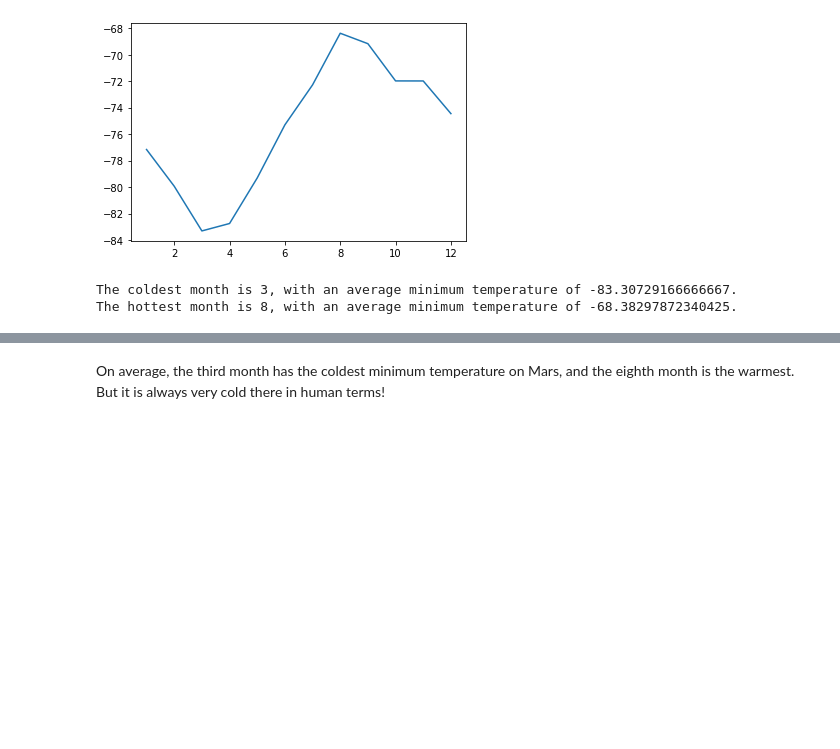
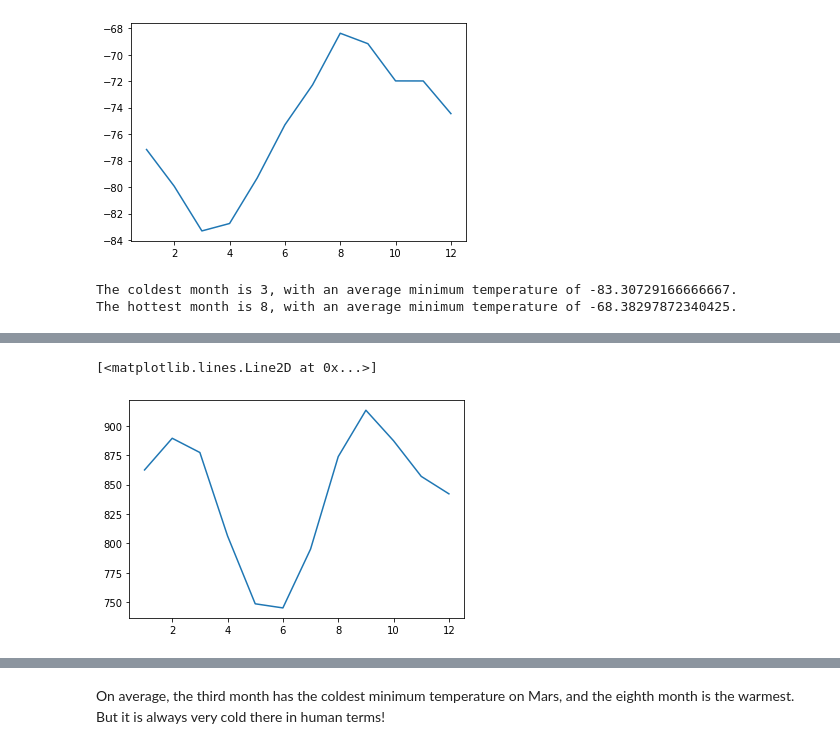
Before and after one commit to rhisehl/Mars-Weather-Analysis, a Jupyter notebook: Weather Evaluation/part_2_mars_weather.ipynb, the cells around one changed output, grey strips where cells are left out. Drawn from its saved outputs; the diff is of its cells as text; code cells hidden in the pictures; blank space fills up the shorter version.

```diff
--- a/Weather Evaluation/part_2_mars_weather.ipynb
+++ b/Weather Evaluation/part_2_mars_weather.ipynb
@@ -207,3 +207,5 @@ The coldest month is 3, with an average minimum temperature of -83.3072916666666
 The hottest month is 8, with an average minimum temperature of -68.38297872340425.
 # %%
 # 4. Average pressure by Martian month
+mars_pressures = mars_df.groupby("month").mean()['pressure']
+mars_pressures
@@ -210,2 +227,6 @@ The hottest month is 8, with an average minimum temperature of -68.3829787234042
 # %%
 # Plot the average pressure by month
+plt.plot(mars_pressures)
+# %% [output]
+[<matplotlib.lines.Line2D at 0x...>]
+[figure, added]
```
Also changed, not shown: parts of 4 cells of this notebook, 1 other file.
